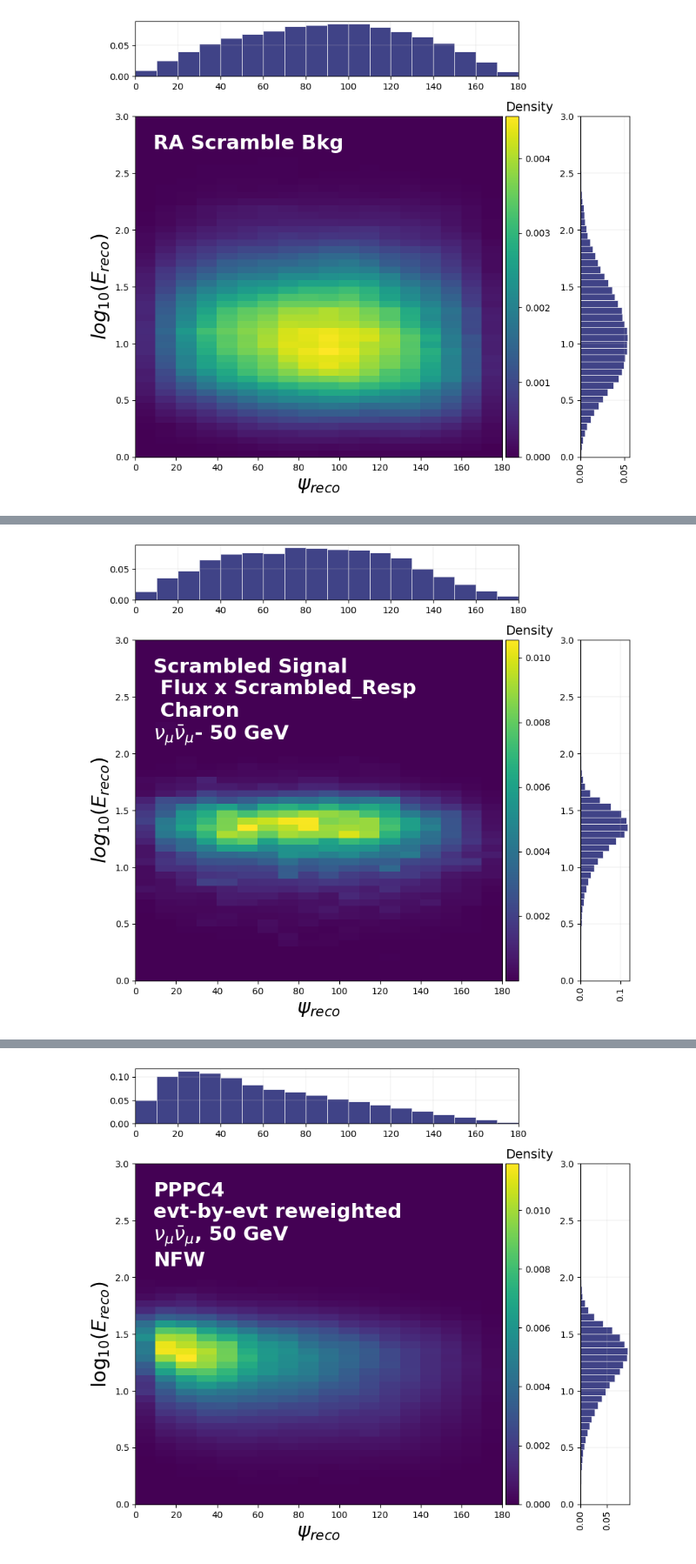
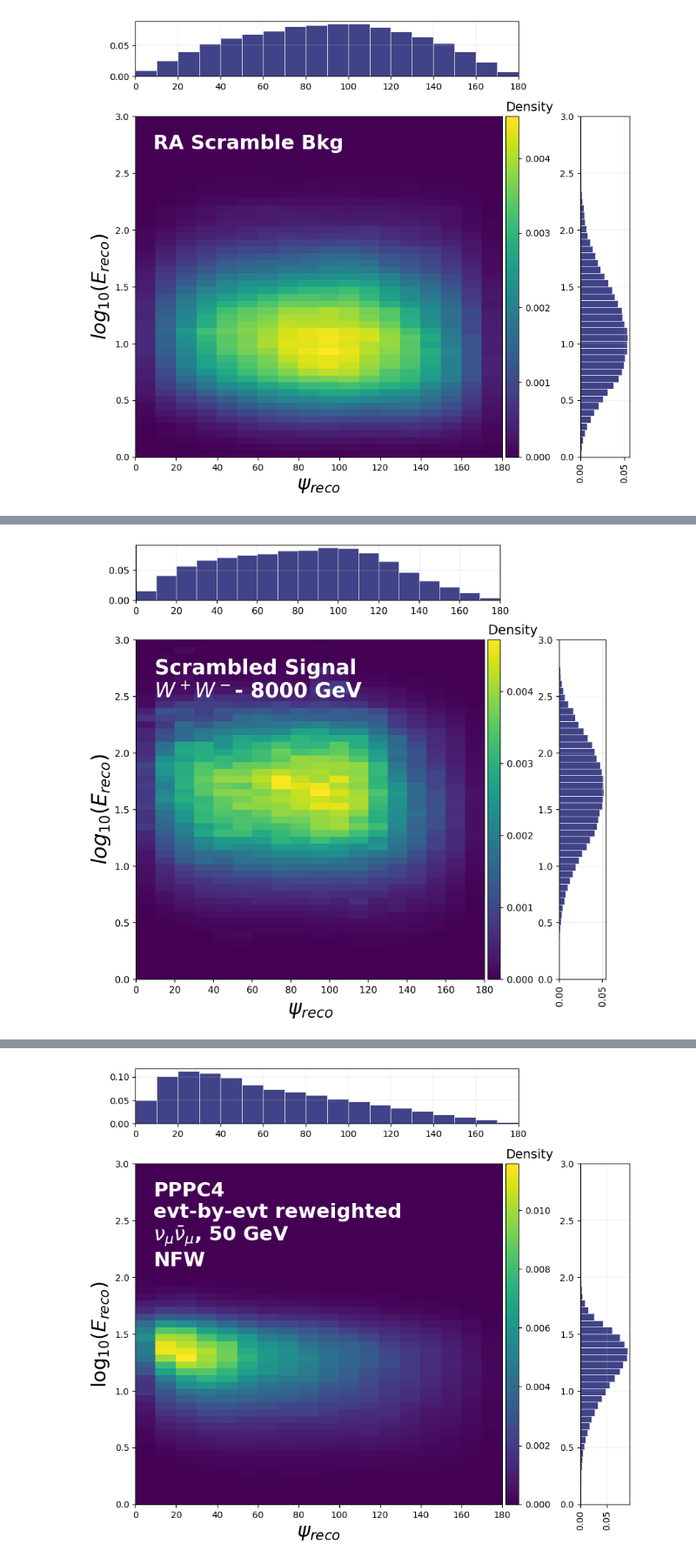
Before and after one commit to NhanChau94/GC_OscNext, a Jupyter notebook: PlotScripts/PDFs.ipynb, the cells around one changed output, grey strips where cells are left out. Shown at 87% size. Cells and saved outputs as stored; diff of their text form; code cells hidden in the pictures.

```diff
--- a/PlotScripts/PDFs.ipynb
+++ b/PlotScripts/PDFs.ipynb
@@ -11,3 +11,6 @@ sys.path.append("/data/user/tchau/Sandbox/GC_OscNext/Utils")
 from Detector import *
 from Signal import *
 from Plot_Histogram import *
+import matplotlib.pyplot as plt
+#Change the resolution of the plots
+plt.rcParams['figure.dpi']= 200
@@ -77,3 +88,5 @@ np.sum(Reco.hist['RecoRate'])/np.sum(Reco_evtbyevt.hist['RecoRate'])
+# %%
+ch_title = {"WW":r"$W^+ W^-$","bb":r"$b\bar{b}$","tautau":r"$\tau \bar{\tau}$", "mumu":r"$\mu^+\mu^-$","nuenue":r"$\nu_e \bar{\nu}_e$","numunumu":r'$\nu_\mu \bar{\nu}_\mu$',"nutaunutau":r"$\nu_\tau \bar{\nu}_\tau$"}
 # %%
 plot_projections(Reco.hist['TrueRate']['nu_tau']/np.sum(Reco.hist['TrueRate']['nu_tau']), np.array([Bin['true_psi_edges'], Bin['true_energy_edges']]), "Psi", "Energy", "Charon", zlogscale=True)
 # %% [output]
@@ -108,11 +127,11 @@ bandwidth: 0.024664392724285174
 [figure]
 # %%
 # channel and mass
-channel = "numunumu"
-mass = 50
+channel = "WW"
+mass = 8000
 profile='NFW'
 # Bin
-Bin = Std_Binning(mass)
+Bin = Std_Binning(3000, N_Etrue=300)
 Reco_Scr = RecoRate(channel,
             mass,
             profile,
@@ -133,7 +152,7 @@ Computing Response Matrix
 ********************
 Accessing MC set 0000
 # %%
-plot_projections(Rate_Scr/np.sum(Rate_Scr), np.array([Bin['reco_psi_edges'], np.log10(Bin['reco_energy_edges'])]), r"$\psi_{reco}$", r"$log_{10}(E_{reco})$", "Scrambled Signal \n Flux x Scrambled_Resp \n Charon\n"+ r"$\nu_\mu \bar{\nu}_\mu$"+"- {} GeV".format(mass))
+plot_projections(Rate_Scr/np.sum(Rate_Scr), np.array([Bin['reco_psi_edges'], np.log10(Bin['reco_energy_edges'])]), r"$\psi_{reco}$", r"$log_{10}(E_{reco})$", "Scrambled Signal  \n" +  ch_title[channel] +"- {} GeV".format(mass))
 # %% [output]
-[figure, old version]
+[figure, new version]
 # %% [markdown]
```
Also changed, not shown: parts of 13 cells of this notebook, 42 other files.
